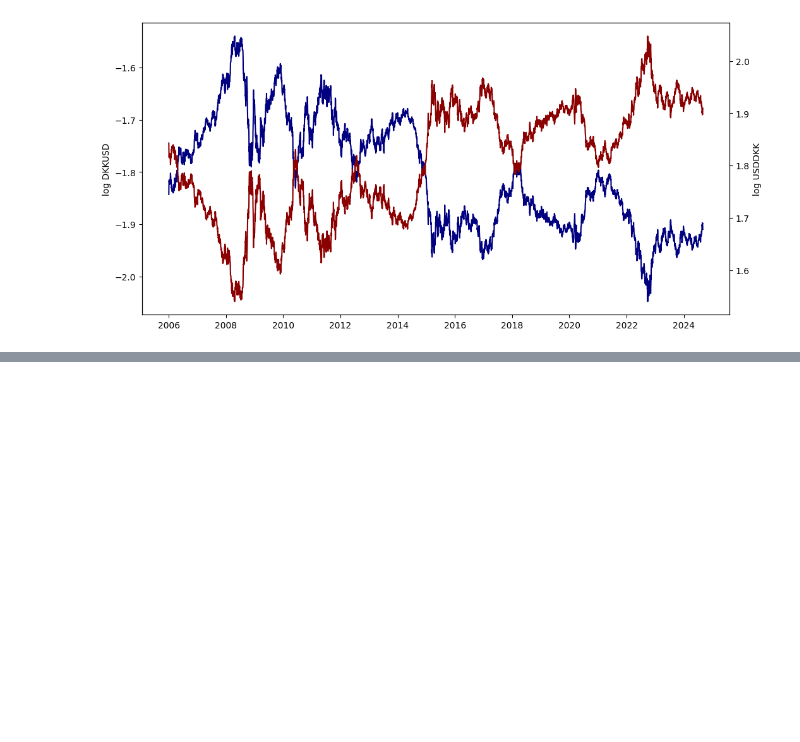
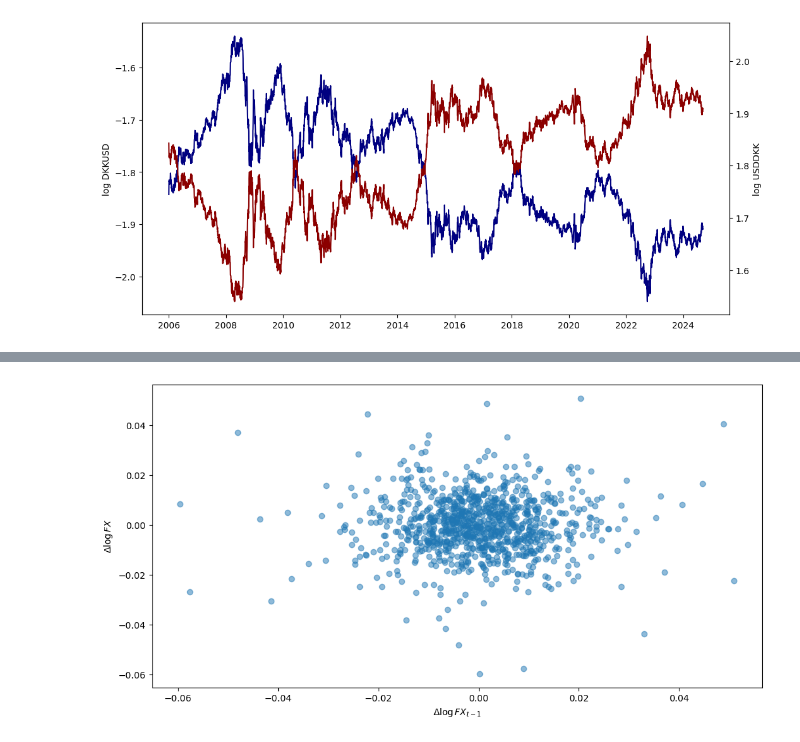
Before and after one commit to staxmetrics/python_for_the_financial_economist, a Jupyter notebook: lectures_and_exercises/2024/week_2/solution_market_invariants.ipynb, the cells around one changed output, grey strips where cells are left out. Drawn from its saved outputs; the diff is of its cells as text; code cells hidden in the pictures; blank space fills up the shorter version.

```diff
--- a/lectures_and_exercises/2024/week_2/solution_market_invariants.ipynb
+++ b/lectures_and_exercises/2024/week_2/solution_market_invariants.ipynb
@@ -108,0 +117,10 @@ sns.kdeplot(weekly_chg_log_dkkusd, fill=True, color="navy");
+# %%
+fig, ax = plt.subplots(figsize=(12, 6))
+
+pd.plotting.lag_plot(weekly_chg_log_dkkusd, alpha=0.5, ax=ax) # using pandas functionality
+ax.set_xlabel('$\Delta \log FX_{t-1}$')
+ax.set_ylabel('$\Delta \log FX$');
+
+plt.show()
+# %% [output]
+[figure, added]
```
Also changed, not shown: parts of 9 cells of this notebook, 10 other files.
